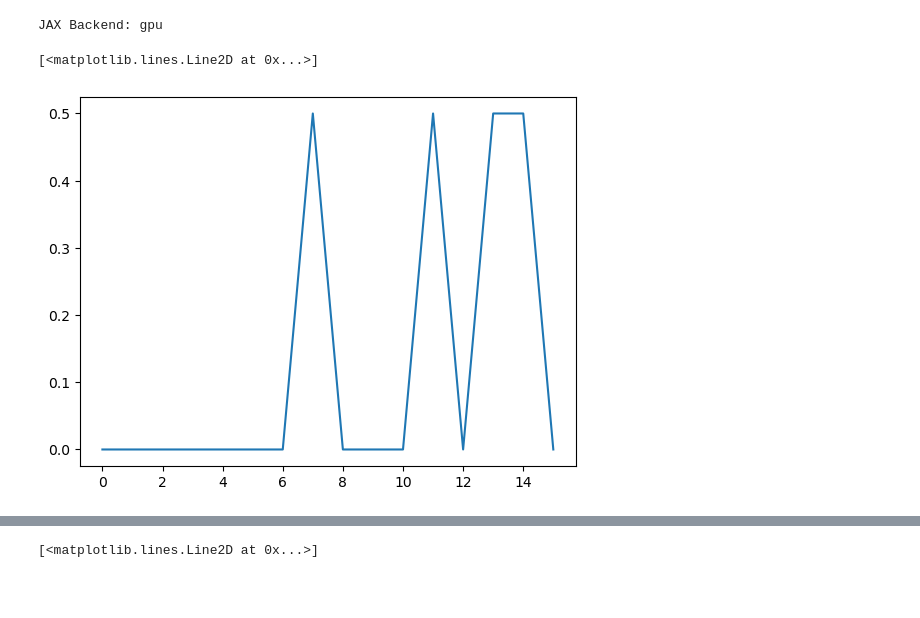
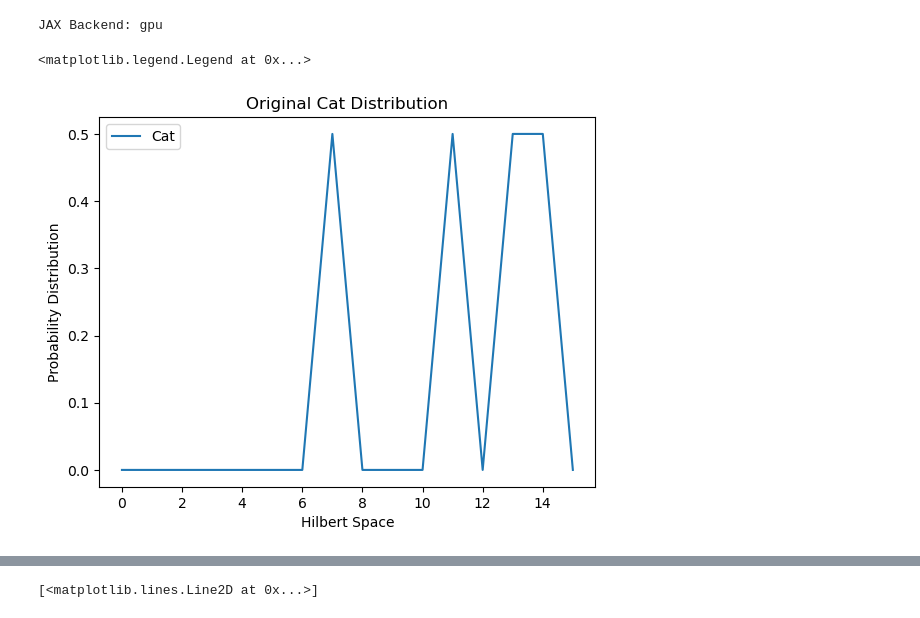
Before and after one commit to Ak-ash22/qcbm_hiwi, a Jupyter notebook: qcbm_project/cat_anticat/vqc_decoder_cat_anticat.ipynb, the cells around one changed output, grey strips where cells are left out. Saved outputs shown, nothing was run; the diff lists cells and outputs as text; code cells hidden in the pictures; blank space fills up the shorter version.

```diff
--- a/qcbm_project/cat_anticat/vqc_decoder_cat_anticat.ipynb
+++ b/qcbm_project/cat_anticat/vqc_decoder_cat_anticat.ipynb
@@ -6,11 +6,16 @@ jax.experimental.enable_x64()
 print("JAX Backend:", xla_bridge.get_backend().platform)
 # %% [output]
 JAX Backend: gpu
-# %%
-plt.plot(cat_data)
-# %% [output]
-[<matplotlib.lines.Line2D at 0x...>]
-[figure, removed]
+# %%
+# Visualizing Original Cat Distribution
+plt.plot(cat_data, label='Cat')
+plt.xlabel("Hilbert Space")
+plt.ylabel("Probability Distribution")
+plt.title("Original Cat Distribution")
+plt.legend()
+# %% [output]
+<matplotlib.legend.Legend at 0x...>
+[figure, added]
 # %%
 qml.draw_mpl(circuit,device='default')(input_params=initial_params)
 plt.show()
```
Also changed, not shown: parts of 5 cells of this notebook, 8 other files.
